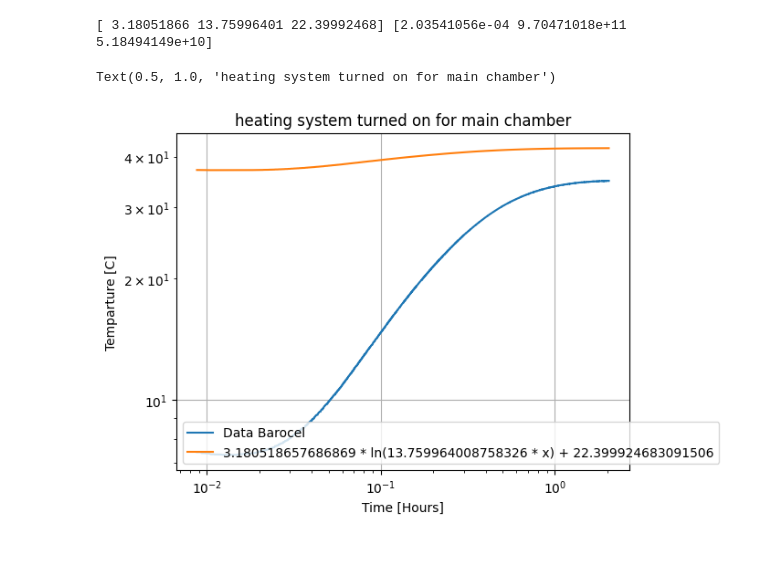
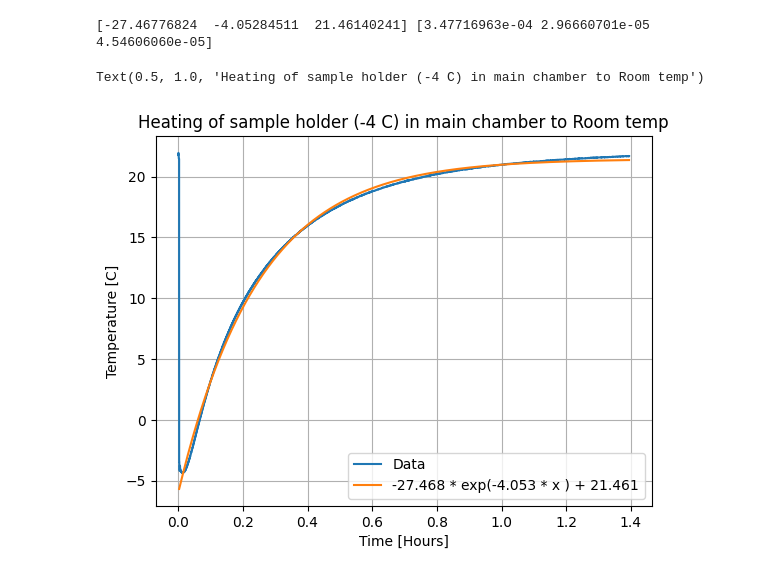
Before and after one commit to Giganten21/SVP, a Jupyter notebook: DataAnalyse.ipynb, the cells around one changed output. Saved outputs shown, nothing was run; the diff lists cells and outputs as text; code cells hidden in the pictures.

Commit message:
Heating to room temp

```diff
--- a/DataAnalyse.ipynb
+++ b/DataAnalyse.ipynb
@@ -45,12 +45,12 @@ def parse_dat_file_to_dataframe(file_path):
 # %%
 folder = "O:/Nat_ASVAP/OMLAB_DATA/ASVAP_press_"
 month = "Sept2024/"
-run = "Run-031"
+run = "Run-033"
 
 start_file = 1
 path_intial = folder+month+run+"/"+run+f"-00{start_file}.dat"
 path = folder+month+run
-num_files = 243
+num_files = 48
 # %%
 df = parse_dat_file_to_dataframe(path_intial)
 for i in range(start_file+1,num_files+1):
@@ -69,28 +69,34 @@ def linfunc(x, a, b):
     return x*a + b
 
 def expfunc(x, a, b ,c):
-    return a* np.exp( x * b) + c
+    return a* np.exp(b * x ) + c
 
 def lnfunc(x,a,b,c):
-    return  a*np.log(b*x) +c
+    return  a*np.log(b*x) + c
+
+intial_guess = [0,-4,22]
+
+data_start, data_stop = 11,-1
 
 xdata = ((df["Time_ms"]-df["Time_ms"][0])*2.7778*10**(-7)) #Time in hours
-ydata = df["TC_CH1_Samp_C"]#.astype(float) * 10**(-7) #convert to 1e-7 mbar
-popt, pcov = curve_fit(lnfunc, xdata[30:],ydata[30:] )
+# ydata = df["TC_CH8_TransCh_C"]#.astype(float) * 10**(-7) #convert to 1e-7 mbar
+ydata = df["TC_CH1_Samp_C"]
+popt, pcov = curve_fit(expfunc, xdata[data_start:data_stop],ydata[data_start:data_stop], p0=intial_guess, maxfev=10000 )
 print(popt, np.diag(pcov))
 # %% [output]
-[ 3.18051866 13.75996401 22.39992468] [2.03541056e-04 9.70471018e+11 5.18494149e+10]
+[-27.46776824  -4.05284511  21.46140241] [3.47716963e-04 2.96660701e-05 4.54606060e-05]
 # %%
-plt.loglog(xdata[30:7000],ydata[30:7000], label="Data Barocel")
-# plt.loglog(xdata, expfunc(xdata,*popt), label="{:.3f} * exp({:.3f} * x ) {:.3f}".format(*popt))
+plt.plot(xdata,ydata, label="Data")
+plt.plot(xdata[data_start:data_stop], expfunc(xdata[data_start:data_stop],*popt), label="{:.3f} * exp({:.3f} * x ) + {:.3f}".format(*popt))
 # plt.plot(xdata, linfunc(xdata,*popt), label="{:.7f}*x + {:.7f}".format(*popt))
-plt.loglog(xdata[30:7000], lnfunc(ydata[30:7000], *popt), label="{} * ln({} * x) + {}".format(*popt))
+# plt.loglog(xdata[30:7000], lnfunc(ydata[30:7000], *popt), label="{} * ln({} * x) + {}".format(*popt))
 plt.xlabel("Time [Hours]")
 plt.ylabel("Temperature [C]")
 plt.grid()
 plt.legend()
-plt.title("heating system turned on for main chamber")
-# plt.savefig("Cooling trans with main heat run 30")
+# plt.xscale("log")
+plt.title("Heating of sample holder (-4 C) in main chamber to Room temp")
+# plt.savefig("cooling of sample holder to -4 C run 33")
 # %% [output]
-Text(0.5, 1.0, 'heating system turned on for main chamber')
+Text(0.5, 1.0, 'Heating of sample holder (-4 C) in main chamber to Room temp')
-[figure, old version]
+[figure, new version]
```
Also changed, not shown: parts of 3 cells of this notebook, 4 other files.
